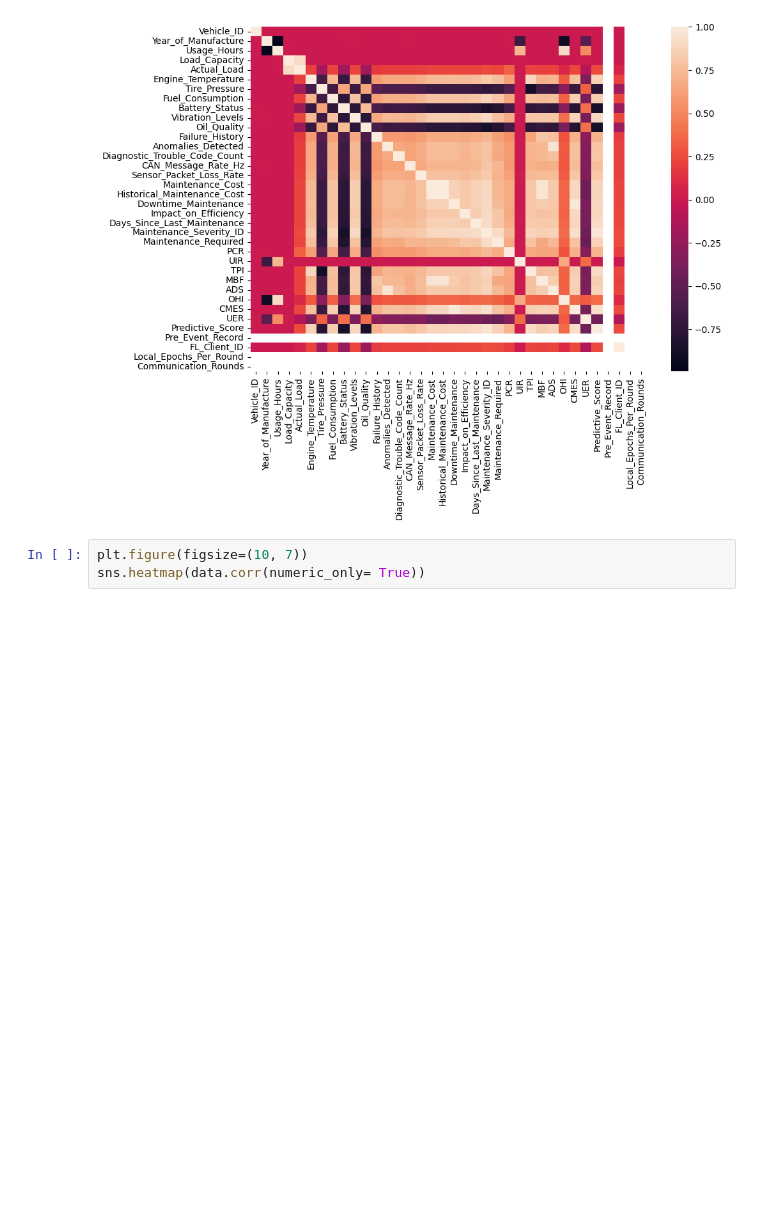
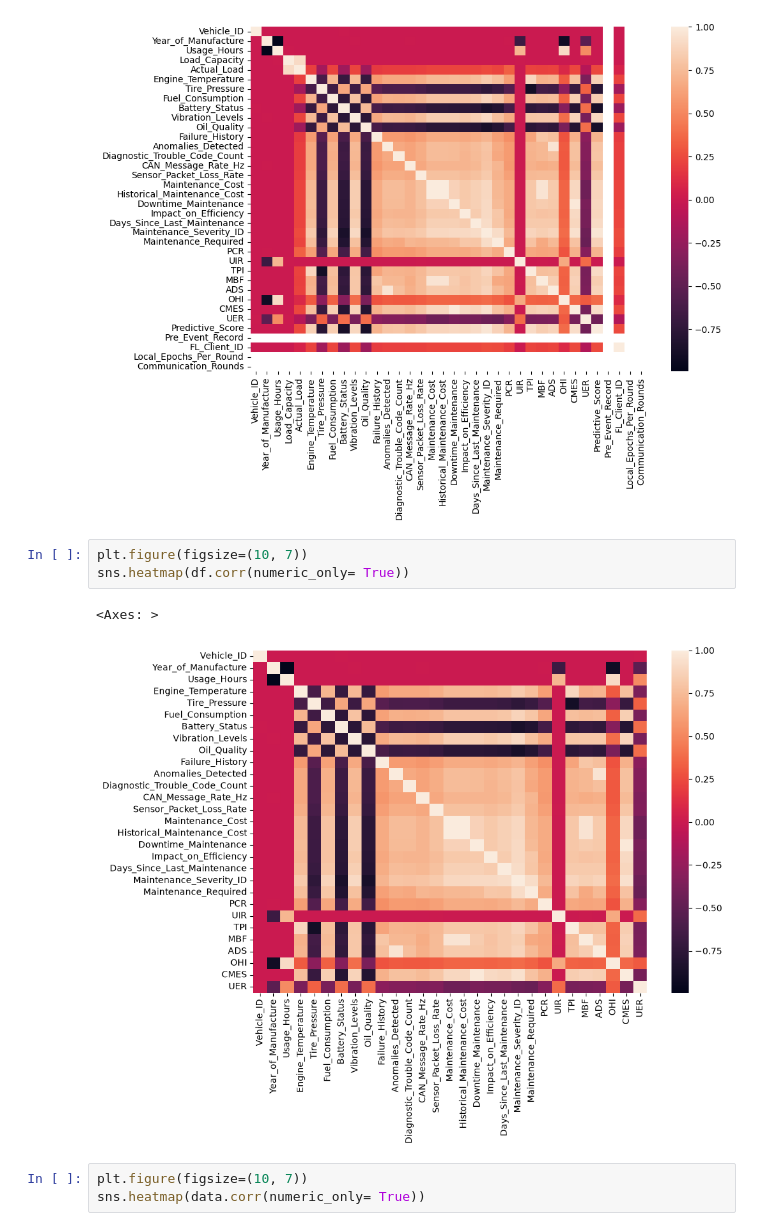
Before and after one commit to toshakgarg/Complete-Machine-learning, a Jupyter notebook: Projects/Predictive Maintenance/Predictive Maintenance.ipynb, the cells around one changed output. Saved outputs shown, nothing was run; the diff lists cells and outputs as text; blank space fills up the shorter version.

```diff
--- a/Projects/Predictive Maintenance/Predictive Maintenance.ipynb
+++ b/Projects/Predictive Maintenance/Predictive Maintenance.ipynb
@@ -297,6 +383,12 @@ sns.heatmap(df.corr(numeric_only= True))
 # %% [output]
 <Axes: >
 [figure]
+# %%
+plt.figure(figsize=(10, 7))
+sns.heatmap(df.corr(numeric_only= True))
+# %% [output]
+<Axes: >
+[figure, added]
 # %%
 plt.figure(figsize=(10, 7))
 sns.heatmap(data.corr(numeric_only= True))
```
Also changed, not shown: parts of 31 cells of this notebook, 5 other files.
